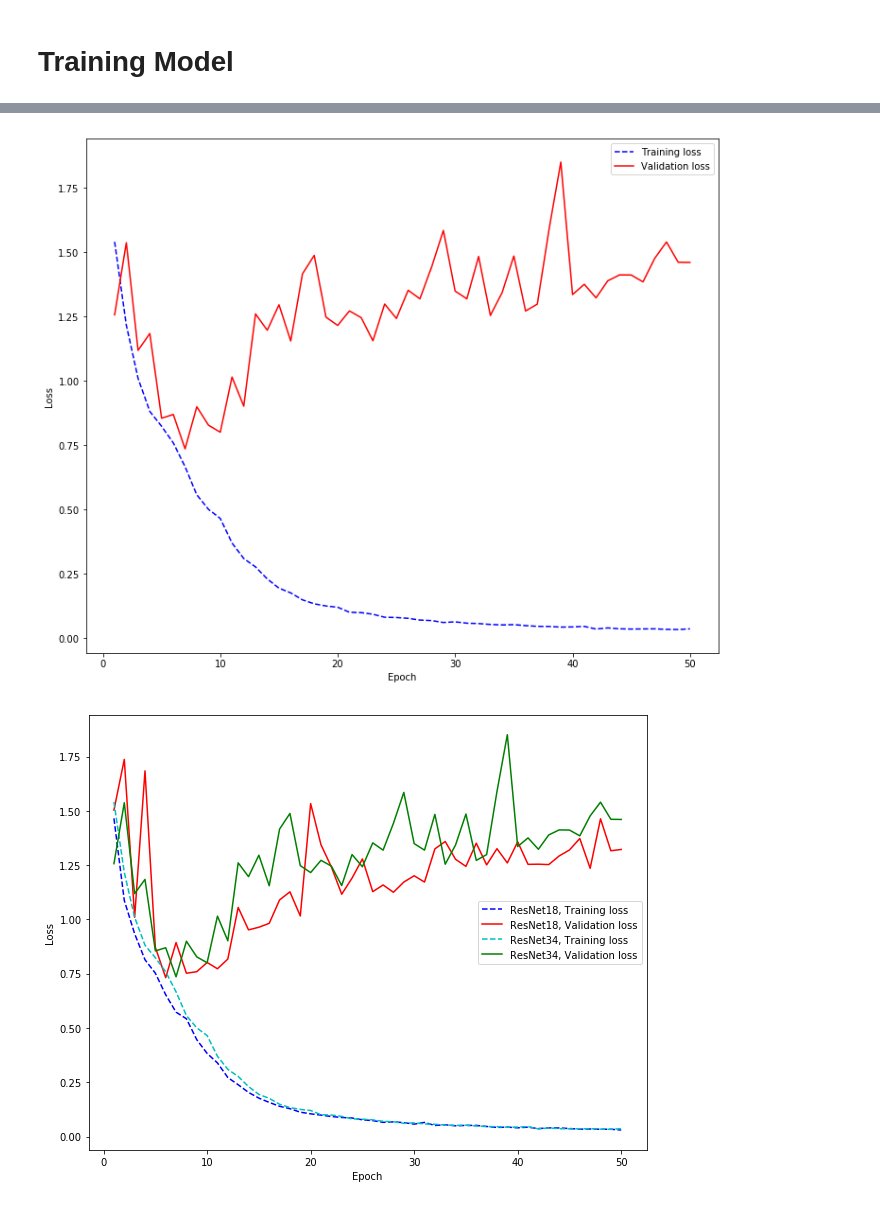
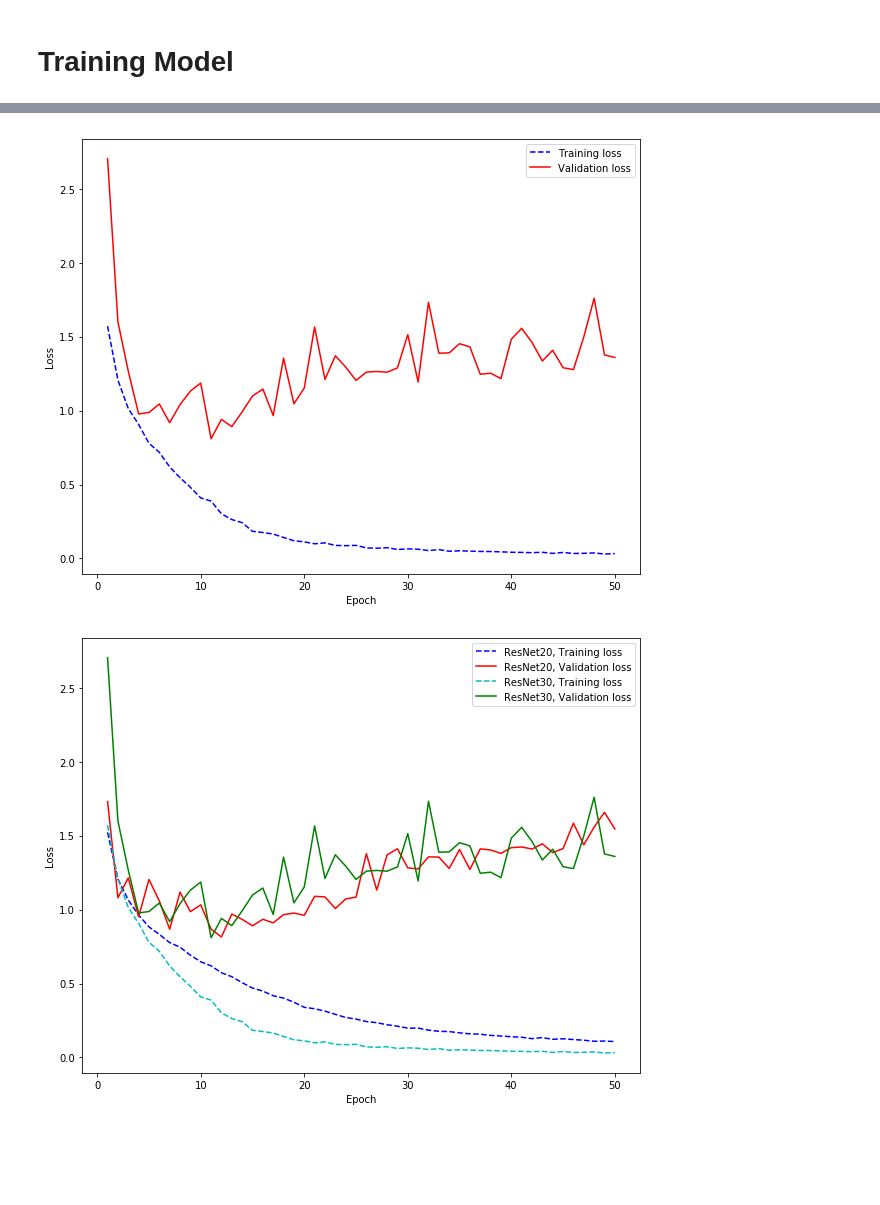
Before and after one commit to JISU-DL/Keras-ResNet, a Jupyter notebook: Resnet.ipynb, the cells around one changed output, grey strips where cells are left out. Drawn from its saved outputs; the diff is of its cells as text; code cells hidden in the pictures; blank space fills up the shorter version.

Commit message:
Fix Graph model

```diff
--- a/Resnet.ipynb
+++ b/Resnet.ipynb
@@ -197,7 +219,7 @@ y_train = keras.utils.to_categorical(y_train, 10)
 y_test = keras.utils.to_categorical(y_test, 10)
 
 inputs =  Input(shape=(32,32,3))
-x = ResNet18(inputs)
+x = CIFAR10_ResNet20(inputs)
 x = GlobalAveragePooling2D()(x)
 x = Dense(1000)(x)
 x = BatchNormalization()(x)
@@ -215,10 +237,10 @@ hist = model.fit(x_train,y_train,
           validation_data=(x_test, y_test)
                 )
 
-with open('histRes18.pk','wb') as f:
+with open('histRes20.pk','wb') as f:
     pk.dump(hist,f)
 # %%
-with open('histRes18.pk','rb') as f:
+with open('histRes20.pk','rb') as f:
     hist1 = pk.load(f)
     HistoryShow(hist1)
 # %% [output]
@@ -258,14 +277,14 @@ hist = model.fit(x_train,y_train,
           validation_data=(x_test, y_test)
                 )
 
-with open('histRes34.pk','wb') as f:
+with open('histRes32.pk','wb') as f:
     pk.dump(hist,f)
 # %%
-with open('histRes34.pk','rb') as f:
+with open('histRes32.pk','rb') as f:
     hist2 = pk.load(f)
     HistoryShow(hist2)
 # %% [output]
-[figure, old version]
+[figure, new version]
 # %%
 def MutiHistoryGraph(history1,history2, names = ['Graph1','Graph2'], filename=None):
     plt.figure(figsize=(10, 8))
@@ -290,6 +309,6 @@ def MutiHistoryGraph(history1,history2, names = ['Graph1','Graph2'], filename=No
         plt.savefig('%s'%filename)
     plt.show()
 # %%
-MutiHistoryGraph(hist1,hist2,names = ['ResNet18','ResNet34'],filename='image/Models_Graph.png')
+MutiHistoryGraph(hist1,hist2,names = ['ResNet20','ResNet30'],filename='image/Models_Graph.png')
 # %% [output]
-[figure, old version]
+[figure, new version]
```
Also changed, not shown: parts of 5 cells of this notebook, 1 other file.
